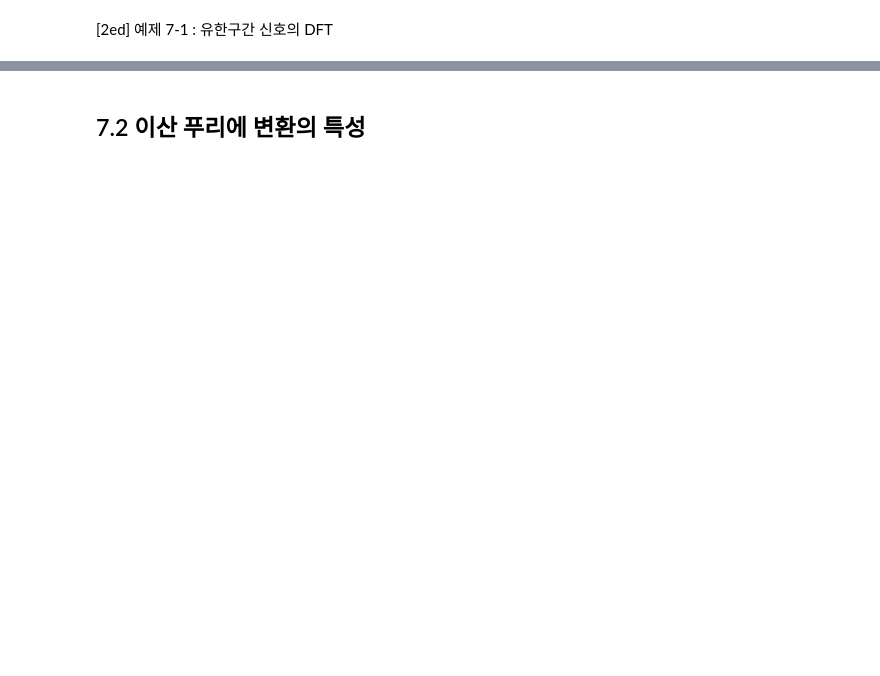
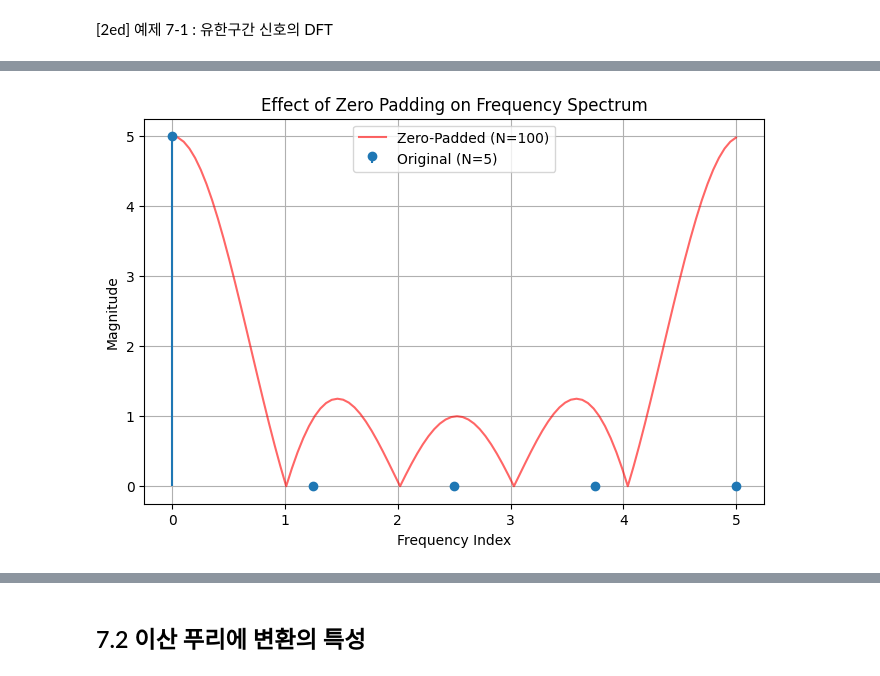
Before and after one commit to jwlee95/DSP_Class2025, a Jupyter notebook: Ch07_이산_및_고속_푸리에변환.ipynb, the cells around one changed output, grey strips where cells are left out. Cells and saved outputs as stored; diff of their text form; code cells hidden in the pictures; blank space fills up the shorter version.

```diff
--- a/Ch07_이산_및_고속_푸리에변환.ipynb
+++ b/Ch07_이산_및_고속_푸리에변환.ipynb
@@ -128,0 +145,34 @@ $$
+# %%
+import numpy as np
+import matplotlib.pyplot as plt
+
+# 1. 원본 신호 (짧은 구형파)
+x = np.array([1, 1, 1, 1, 1])  # 데이터 길이 N=5
+
+# 2. Case A: Zero-padding 없음 (5-point FFT)
+# 데이터 길이 그대로 FFT 수행
+fft_original = np.fft.fft(x)
+mag_original = np.abs(fft_original)
+
+# 3. Case B: Zero-padding 적용 (100-point FFT)
+# 뒤에 0을 채워서 길이를 100으로 늘림 (N=100)
+fft_padded = np.fft.fft(x, n=100)
+mag_padded = np.abs(fft_padded)
+
+# --- 시각화 ---
+plt.figure(figsize=(8, 5))
+
+# 패딩된 결과 (부드러운 곡선) - 먼저 그립니다 (배경 역할)
+plt.plot(np.linspace(0, 5, 100), mag_padded, 'r-', alpha=0.6, label='Zero-Padded (N=100)')
+
+# 원본 결과 (듬성듬성한 점)
+plt.stem(np.linspace(0, 5, 5), mag_original, basefmt=" ", label='Original (N=5)')
+
+plt.title('Effect of Zero Padding on Frequency Spectrum')
+plt.xlabel('Frequency Index')
+plt.ylabel('Magnitude')
+plt.legend()
+plt.grid(True)
+plt.show()
+# %% [output]
+[figure, added]
```
Also changed, not shown: parts of 10 cells of this notebook.
